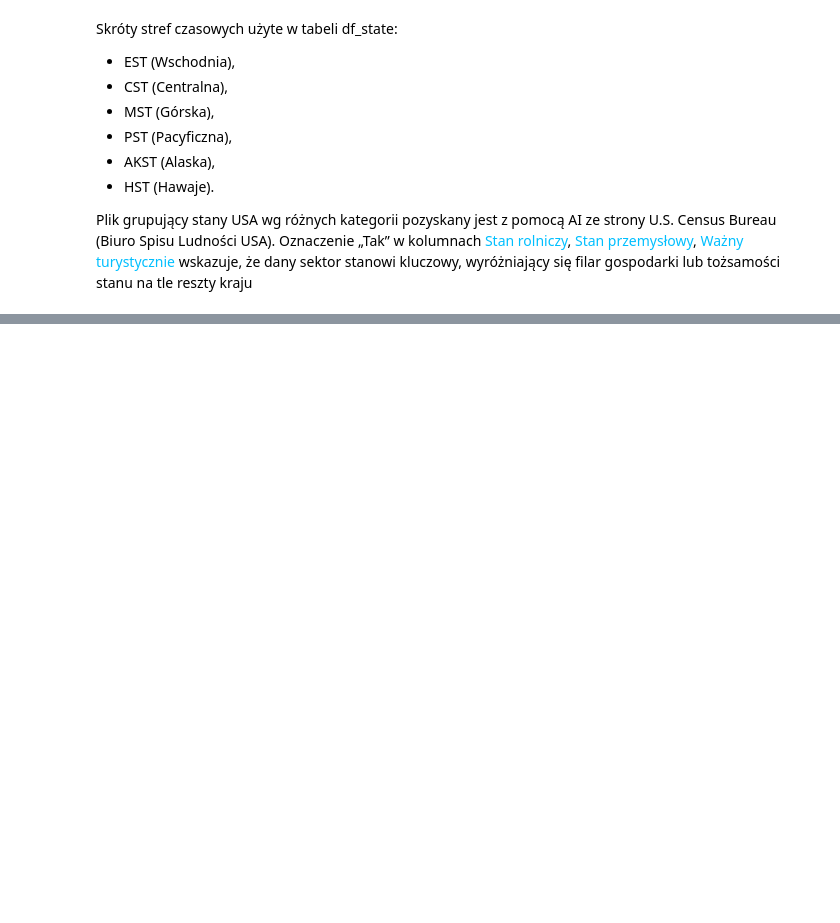
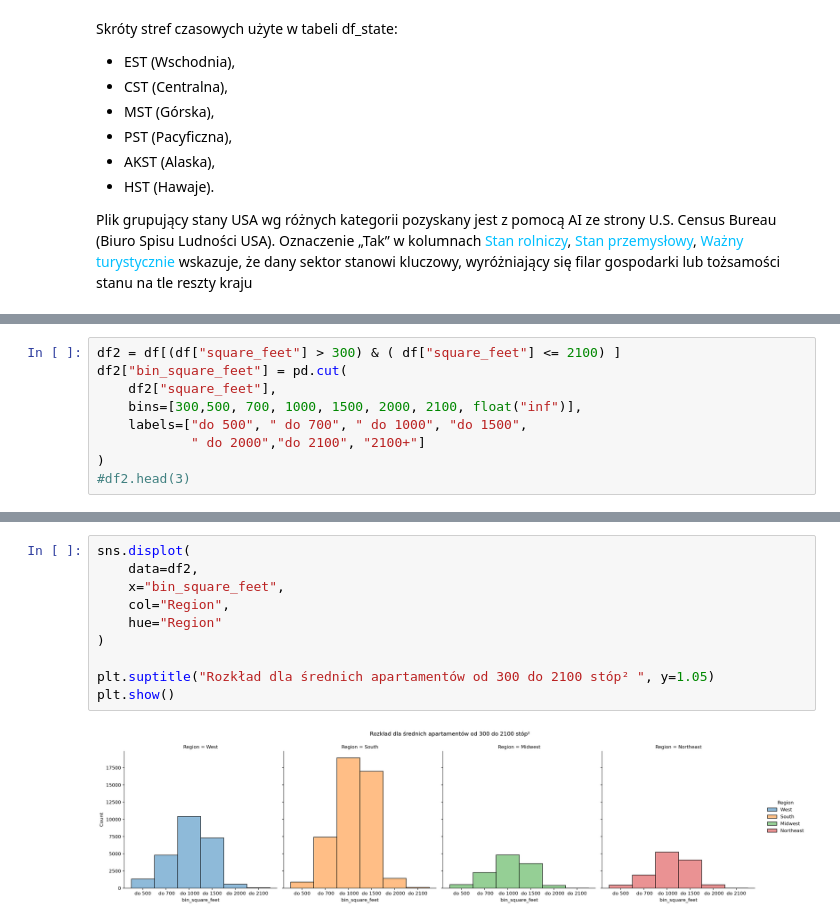
Before and after one commit to michalinahinc/Kurs_Analiza, a Jupyter notebook: pliki_robocze/Analiza_GK.ipynb, the cells around one changed output, grey strips where cells are left out. Cells and saved outputs as stored; diff of their text form; blank space fills up the shorter version.

```diff
--- a/pliki_robocze/Analiza_GK.ipynb
+++ b/pliki_robocze/Analiza_GK.ipynb
@@ -151,0 +106,9 @@ plt.show()
+# %%
+df2 = df[(df["square_feet"] > 300) & ( df["square_feet"] <= 2100) ]
+df2["bin_square_feet"] = pd.cut(
+    df2["square_feet"],
+    bins=[300,500, 700, 1000, 1500, 2000, 2100, float("inf")],
+    labels=["do 500", " do 700", " do 1000", "do 1500",
+            " do 2000","do 2100", "2100+"]
+)
+#df2.head(3)
@@ -151,0 +136,12 @@ plt.show()
+# %%
+sns.displot(
+    data=df2,
+    x="bin_square_feet",
+    col="Region",
+    hue="Region"
+)
+
+plt.suptitle("Rozkład dla średnich apartamentów od 300 do 2100 stóp² ", y=1.05)
+plt.show()
+# %% [output]
+[figure, added]
```
Also changed, not shown: parts of 10 cells of this notebook, 2 other files.
